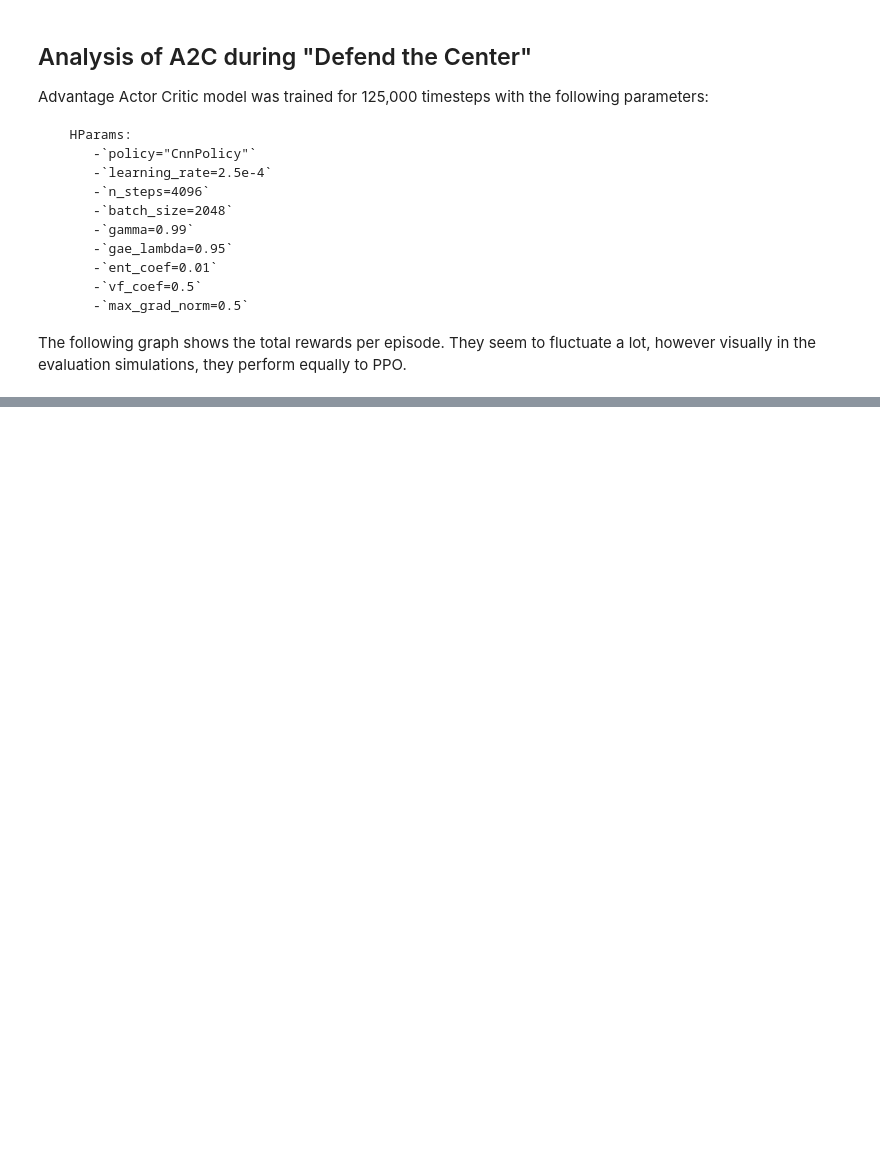
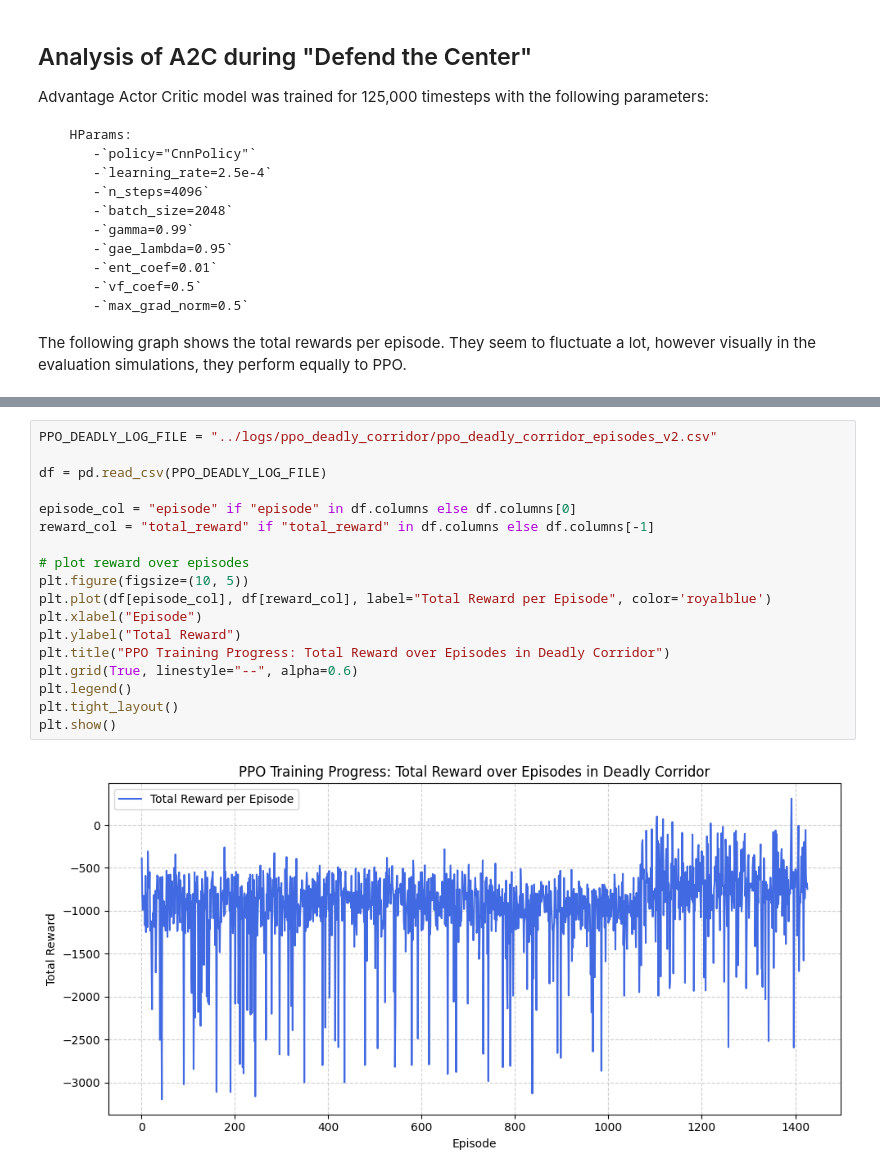
Before and after one commit to ryan-don31/CSCI-4440-Assignment1, a Jupyter notebook: doom/notebooks/doom_analysis.ipynb, the cells around one changed output, grey strips where cells are left out. Saved outputs shown, nothing was run; the diff lists cells and outputs as text; blank space fills up the shorter version.

```diff
--- a/doom/notebooks/doom_analysis.ipynb
+++ b/doom/notebooks/doom_analysis.ipynb
@@ -214,0 +230,20 @@ Available scalar tags: ['rollout/ep_len_mean', 'rollout/ep_rew_mean', 'time/fps'
+# %%
+PPO_DEADLY_LOG_FILE = "../logs/ppo_deadly_corridor/ppo_deadly_corridor_episodes_v2.csv"
+
+df = pd.read_csv(PPO_DEADLY_LOG_FILE)
+
+episode_col = "episode" if "episode" in df.columns else df.columns[0]
+reward_col = "total_reward" if "total_reward" in df.columns else df.columns[-1]
+
+# plot reward over episodes
+plt.figure(figsize=(10, 5))
+plt.plot(df[episode_col], df[reward_col], label="Total Reward per Episode", color='royalblue')
+plt.xlabel("Episode")
+plt.ylabel("Total Reward")
+plt.title("PPO Training Progress: Total Reward over Episodes in Deadly Corridor")
+plt.grid(True, linestyle="--", alpha=0.6)
+plt.legend()
+plt.tight_layout()
+plt.show()
+# %% [output]
+[figure, added]
```
Also changed, not shown: parts of 11 cells of this notebook, 2 other files.
